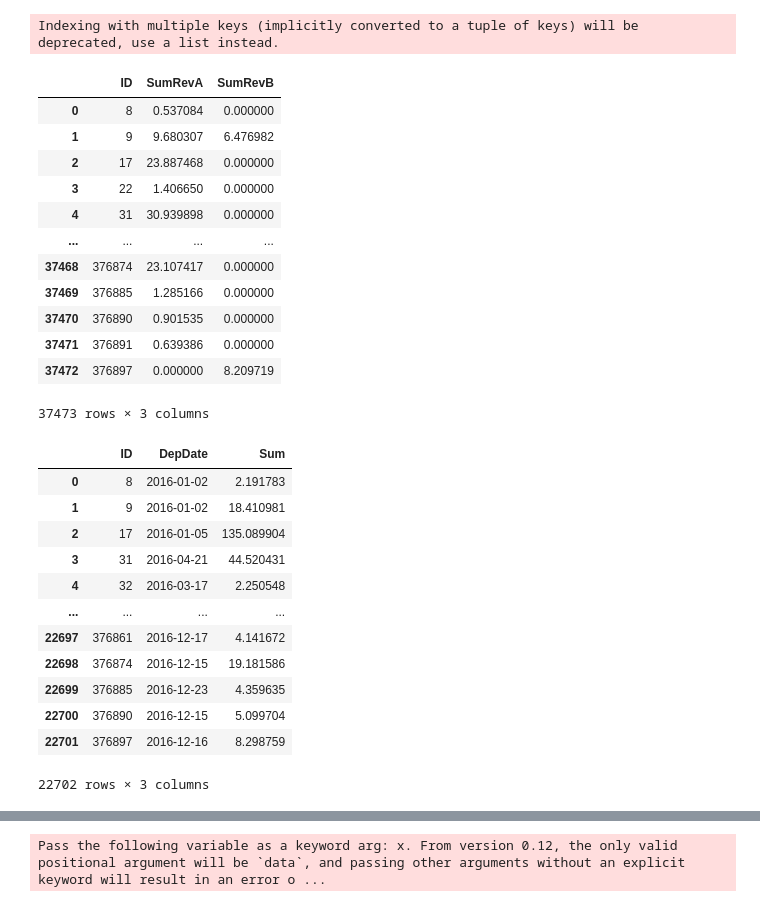
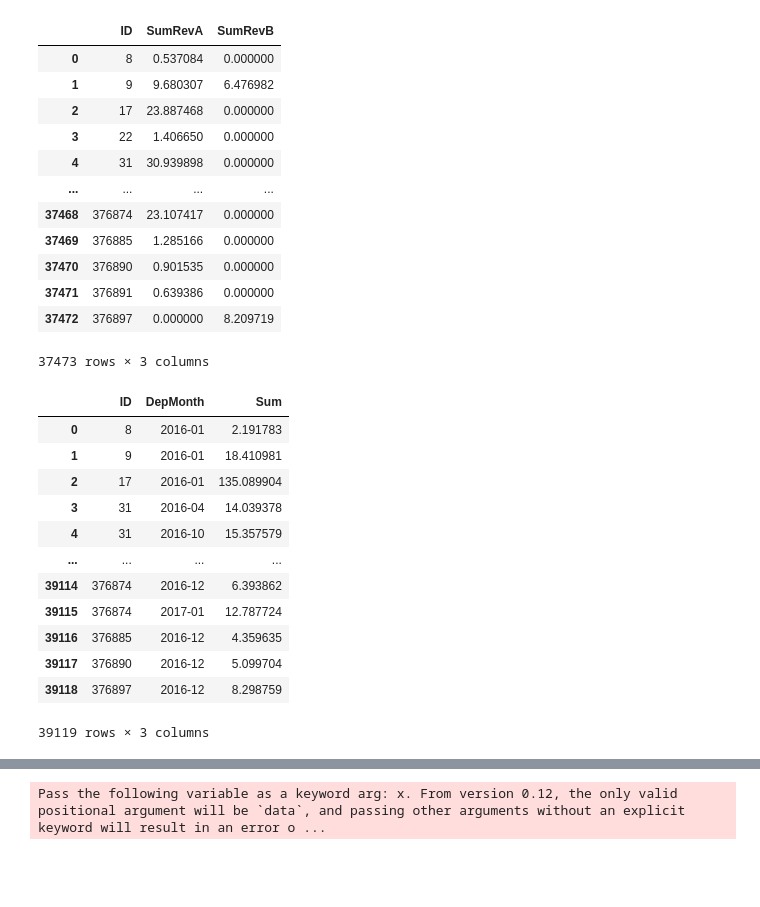
Before and after one commit to demuramax/Analysis-Report, a Jupyter notebook: analysis_report.ipynb, the cells around one changed output, grey strips where cells are left out. Saved outputs shown, nothing was run; the diff lists cells and outputs as text; code cells hidden in the pictures; blank space fills up the shorter version.

```diff
--- a/analysis_report.ipynb
+++ b/analysis_report.ipynb
@@ -80,35 +46,34 @@ data3
 # %%
-data3_rev = data3.groupby('ID', as_index=False)['SumRevA', 'SumRevB'].sum()
+data3_rev = data3.groupby('ID', as_index=False).agg({'SumRevA': 'sum', 'SumRevB': 'sum'})
 data3_rev
 # %% [output]
+|  | ID | SumRevA | SumRevB |
+| 0 | 8 | 0.537084 | 0.000000 |
+| 1 | 9 | 9.680307 | 6.476982 |
+| 2 | 17 | 23.887468 | 0.000000 |
+| 3 | 22 | 1.406650 | 0.000000 |
+| 4 | 31 | 30.939898 | 0.000000 |
+| ... | ... | ... | ... |
+| 37468 | 376874 | 23.107417 | 0.000000 |
+| 37469 | 376885 | 1.285166 | 0.000000 |
+| 37470 | 376890 | 0.901535 | 0.000000 |
+| 37471 | 376891 | 0.639386 | 0.000000 |
+| 37472 | 376897 | 0.000000 | 8.209719 |
-Indexing with multiple keys (implicitly converted to a tuple of keys) will be deprecated, use a list instead.
+37473 rows × 3 columns
-|  | ID | SumRevA | SumRevB |
-| 0 | 8 | 0.537084 | 0.000000 |
-| 1 | 9 | 9.680307 | 6.476982 |
-| 2 | 17 | 23.887468 | 0.000000 |
-| 3 | 22 | 1.406650 | 0.000000 |
-| 4 | 31 | 30.939898 | 0.000000 |
-| ... | ... | ... | ... |
-| 37468 | 376874 | 23.107417 | 0.000000 |
-| 37469 | 376885 | 1.285166 | 0.000000 |
-| 37470 | 376890 | 0.901535 | 0.000000 |
-| 37471 | 376891 | 0.639386 | 0.000000 |
-| 37472 | 376897 | 0.000000 | 8.209719 |
-37473 rows × 3 columns
 # %%
-data2_sum = data2.groupby('ID', as_index=False).agg({'DepDate': 'min', 'Sum': 'sum'})
+data2_sum = data2.groupby(['ID', 'DepMonth'], as_index=False)['Sum'].sum()
 data2_sum
 # %% [output]
-|  | ID | DepDate | Sum |
-| 0 | 8 | 2016-01-02 | 2.191783 |
-| 1 | 9 | 2016-01-02 | 18.410981 |
-| 2 | 17 | 2016-01-05 | 135.089904 |
-| 3 | 31 | 2016-04-21 | 44.520431 |
-| 4 | 32 | 2016-03-17 | 2.250548 |
+|  | ID | DepMonth | Sum |
+| 0 | 8 | 2016-01 | 2.191783 |
+| 1 | 9 | 2016-01 | 18.410981 |
+| 2 | 17 | 2016-01 | 135.089904 |
+| 3 | 31 | 2016-04 | 14.039378 |
+| 4 | 31 | 2016-10 | 15.357579 |
 | ... | ... | ... | ... |
-| 22697 | 376861 | 2016-12-17 | 4.141672 |
-| 22698 | 376874 | 2016-12-15 | 19.181586 |
-| 22699 | 376885 | 2016-12-23 | 4.359635 |
-| 22700 | 376890 | 2016-12-15 | 5.099704 |
-| 22701 | 376897 | 2016-12-16 | 8.298759 |
+| 39114 | 376874 | 2016-12 | 6.393862 |
+| 39115 | 376874 | 2017-01 | 12.787724 |
+| 39116 | 376885 | 2016-12 | 4.359635 |
+| 39117 | 376890 | 2016-12 | 5.099704 |
+| 39118 | 376897 | 2016-12 | 8.298759 |
-22702 rows × 3 columns
+39119 rows × 3 columns
```
Also changed, not shown: parts of 21 cells of this notebook.
